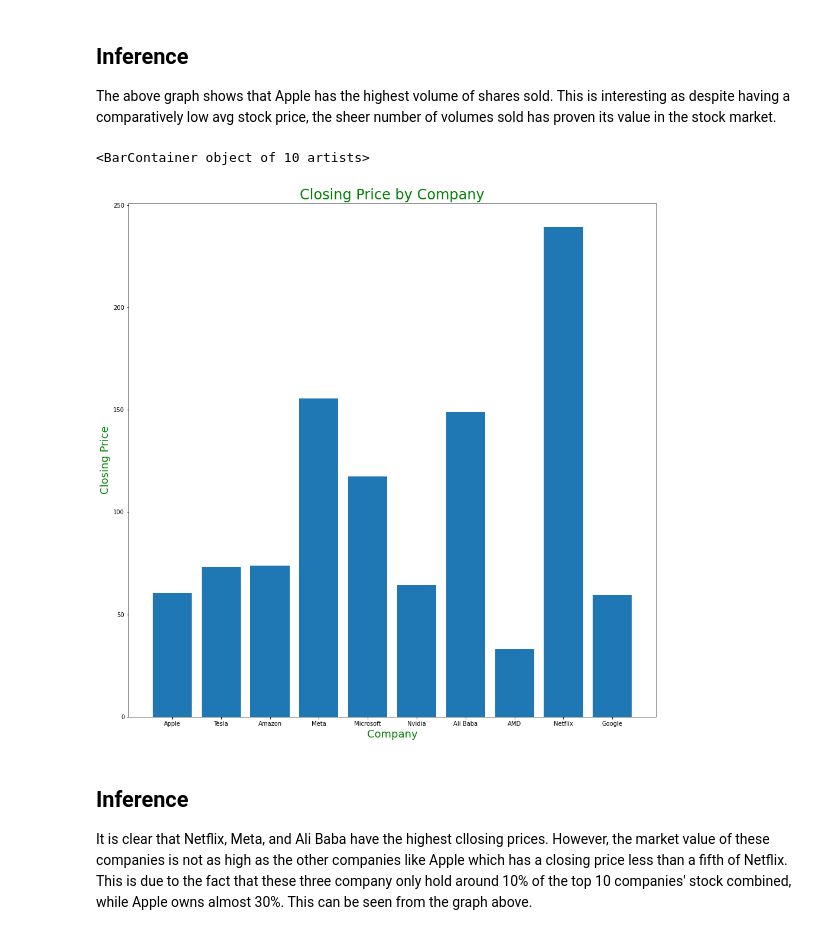
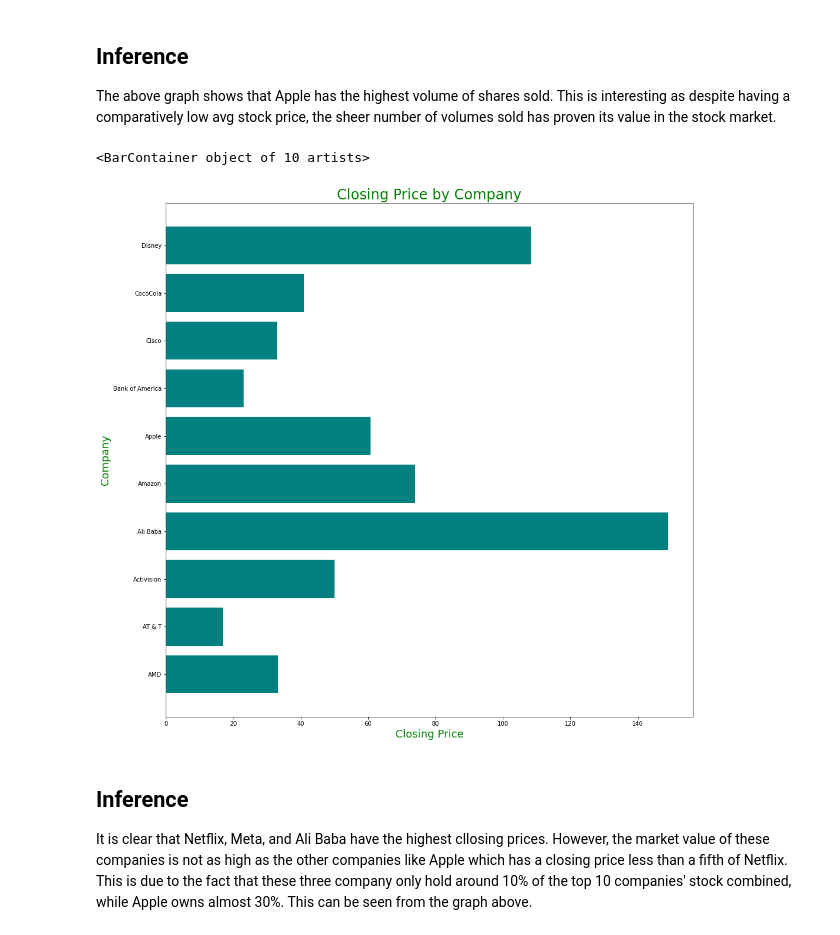
Before and after one commit to ubco-W2022T2-data301/Group35, a Jupyter notebook: analysis/analysis3.ipynb, the cells around one changed output. Cells and saved outputs as stored; diff of their text form; code cells hidden in the pictures.

```diff
--- a/analysis/analysis3.ipynb
+++ b/analysis/analysis3.ipynb
@@ -78,12 +78,12 @@ Below, some visualisation is done to provide the user with graphs for a clearer
 # %%
 # Plot the data
 cleaned['Name'] = cleaned.index
-cleaned = cleaned.head(10)
+temp = cleaned.head(10)
 plt.figure(figsize=(20,20))
 plt.xlabel('Company',fontsize=18).set_color('Green')
 plt.ylabel('Market Value',fontsize=18).set_color('Green')
 plt.title('Market Value by Company', fontsize=24).set_color('Green')
-plt.bar(cleaned['Name'], cleaned['Market Value'])
+plt.bar(temp['Name'], temp['Market Value'])
 plt.show()
 # %% [output]
 [figure]
@@ -137,13 +139,13 @@ The above graph shows that Apple has the highest volume of shares sold. This is
 # %%
 temp = cleaned.head(10)
 plt.figure(figsize=(16,16))
-plt.xlabel('Company',fontsize=18).set_color('Green')
-plt.ylabel('Closing Price',fontsize=18).set_color('Green')
+plt.xlabel('Closing Price',fontsize=18).set_color('Green')
+plt.ylabel('Company',fontsize=18).set_color('Green')
 plt.title('Closing Price by Company', fontsize=24).set_color('Green')
-plt.bar(temp['Name'], temp['Adj Close'])
+plt.barh(temp["Name"], temp['Adj Close'], color='teal')
 # %% [output]
 <BarContainer object of 10 artists>
-[figure, old version]
+[figure, new version]
 # %% [markdown]
 ## Inference
 
```
Also changed, not shown: parts of 3 cells of this notebook.
